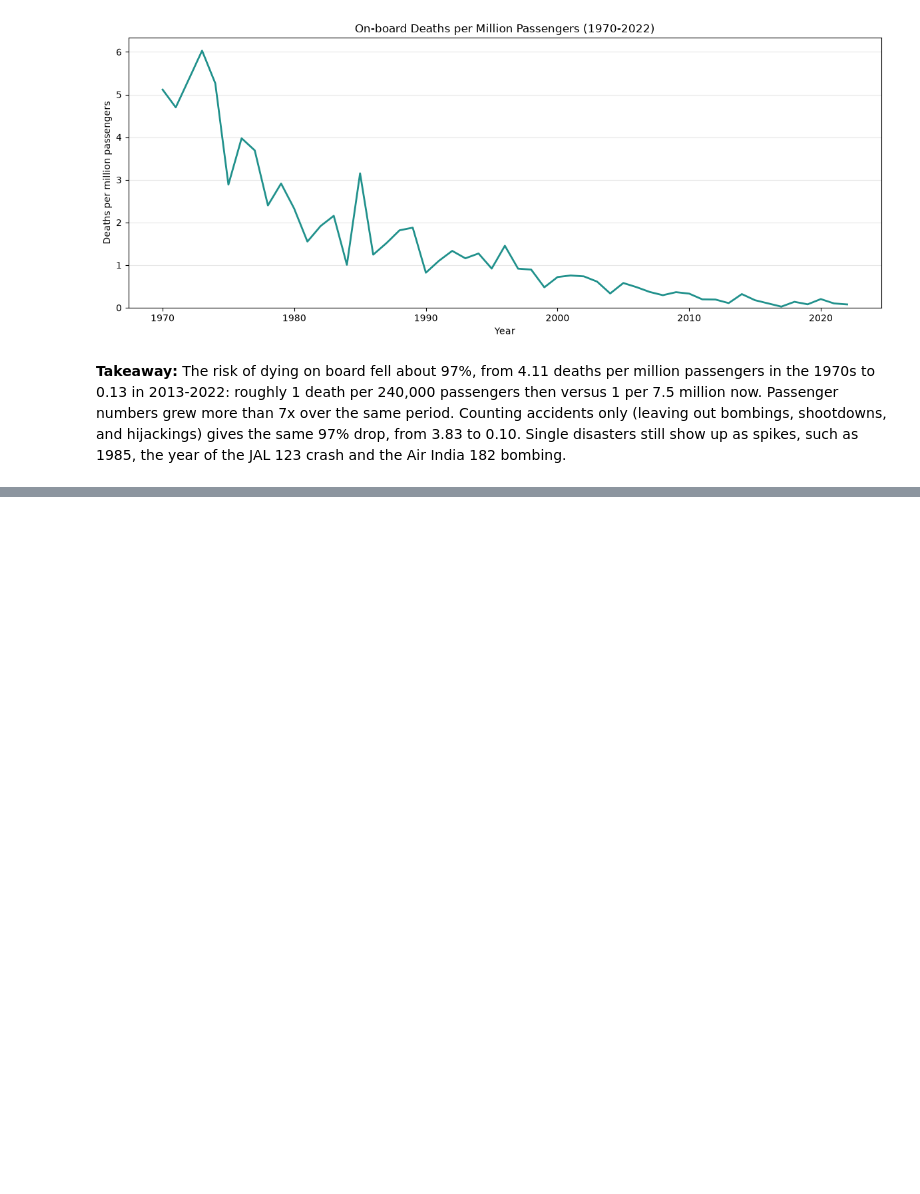
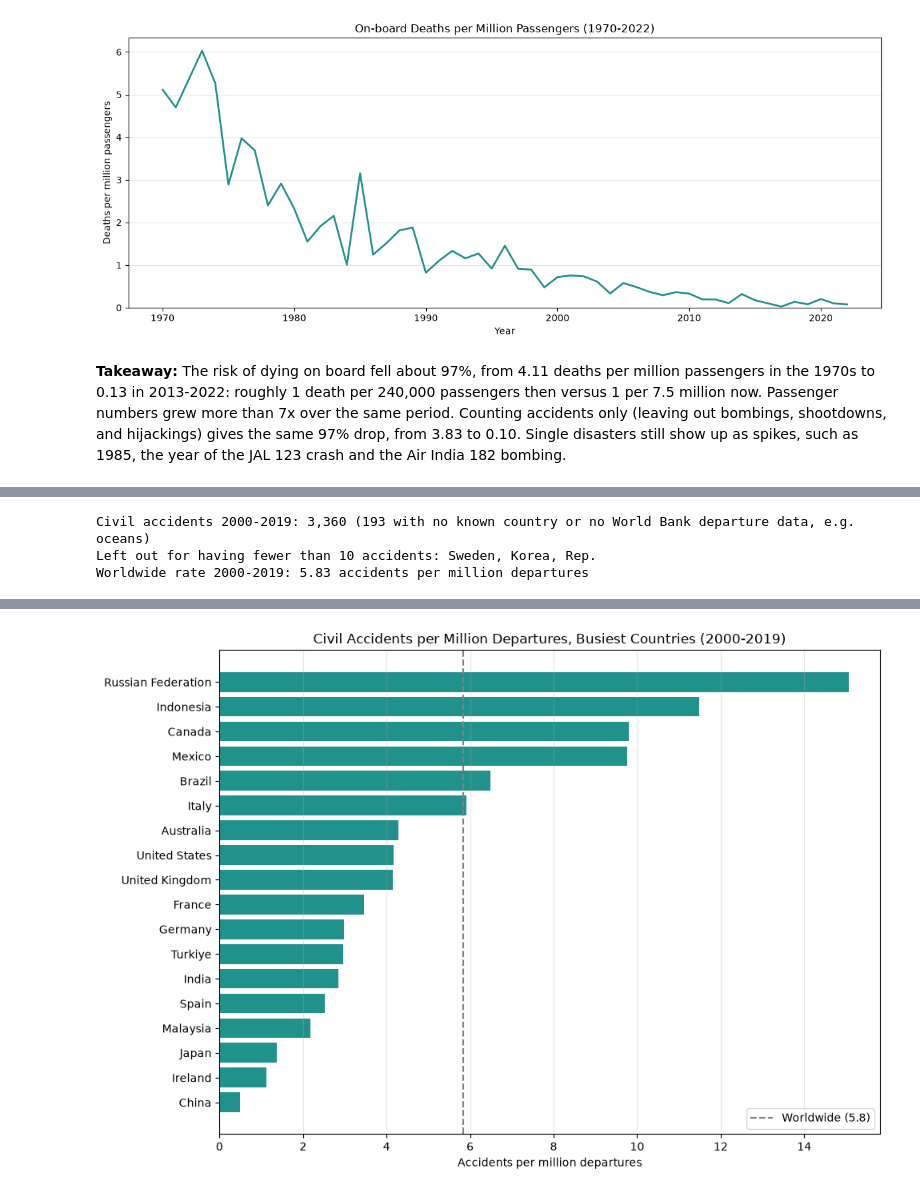
Before and after one commit to theamanali/civil-aviation-accident-analysis, a Jupyter notebook: analysis.ipynb, the cells around one changed output, grey strips where cells are left out. Drawn from its saved outputs; the diff is of its cells as text; code cells hidden in the pictures; blank space fills up the shorter version.

```diff
--- a/analysis.ipynb
+++ b/analysis.ipynb
@@ -705,0 +712,76 @@ Accidents only: 3.83 -> 0.10
+# %%
+# ASN country names that differ from the World Bank's
+COUNTRY_TO_WORLD_BANK = {
+    "USA": "United States", "U.K.": "United Kingdom", "Russia": "Russian Federation", "Turkey": "Turkiye",
+    "South Korea": "Korea, Rep.", "North Korea": "Korea, Dem. People's Rep.", "U.A.E.": "United Arab Emirates",
+    "Hong Kong": "Hong Kong SAR, China", "Macau": "Macao SAR, China", "Iran": "Iran, Islamic Rep.", "Vietnam": "Viet Nam",
+    "D.R. Congo": "Congo, Dem. Rep.", "Congo": "Congo, Rep.", "Egypt": "Egypt, Arab Rep.", "Venezuela": "Venezuela, RB",
+    "Czech Rep.": "Czechia", "Slovakia": "Slovak Republic", "Laos": "Lao PDR", "P.N. Guinea": "Papua New Guinea",
+    "C.A.R.": "Central African Republic", "Kyrgyzstan": "Kyrgyz Republic", "Yemen": "Yemen, Rep.", "Gambia": "Gambia, The",
+    "Bahamas": "Bahamas, The", "Bosnia": "Bosnia and Herzegovina", "Cape Verde": "Cabo Verde", "Syria": "Syrian Arab Republic",
+    "Sao Tome": "Sao Tome and Principe", "Eq. Guinea": "Equatorial Guinea", "Timor": "Timor-Leste",
+    "Solomon Isl.": "Solomon Islands", "Marshall Isl.": "Marshall Islands", "Micronesia": "Micronesia, Fed. Sts.",
+    "St. Kitts & Nevis": "St. Kitts and Nevis", "St. Vincent": "St. Vincent and the Grenadines",
+    "Trinidad & Tobago": "Trinidad and Tobago", "Antigua": "Antigua and Barbuda", "Dominican Rep.": "Dominican Republic",
+}
+
+
+def load_world_bank_by_country(indicator: str, start: int, end: int) -> pd.DataFrame:
+    """Yearly values for a World Bank indicator for every country (and regional aggregate)."""
+    url = f"https://api.worldbank.org/v2/country/all/indicator/{indicator}?format=json&per_page=20000&date={start}:{end}"
+    with urllib.request.urlopen(url, timeout=60) as response:
+        _, rows = json.load(response)
+    return pd.DataFrame(
+        [{"country": r["country"]["value"], "year": int(r["date"]), "value": r["value"]} for r in rows if r["value"] is not None]
+    )
+
+
+country_departures = load_world_bank_by_country("IS.AIR.DPRT", 2000, 2019).rename(columns={"value": "departures"})
+
+window_years = pd.to_numeric(civil_accidents["year"], errors="coerce")
+window = civil_accidents[window_years.between(2000, 2019)]
+accident_counts = (
+    window.assign(country=window["country"].replace(COUNTRY_TO_WORLD_BANK), year=window_years[window.index].astype(int))
+    .groupby(["country", "year"])
+    .size()
+    .rename("accidents")
+    .reset_index()
+)
+
+# Only count accidents in years with a departure figure, so gaps in the World Bank data don't inflate a rate
+merged = country_departures.merge(accident_counts, on=["country", "year"], how="left").fillna({"accidents": 0})
+by_country = merged.groupby("country")[["departures", "accidents"]].sum()
+# Keeping only names that appear in the accident data also drops World Bank regions like "World"
+by_country = by_country[by_country.index.isin(accident_counts["country"])]
+
+no_departure_data = window["country"].replace(COUNTRY_TO_WORLD_BANK).pipe(lambda s: ~s.isin(country_departures["country"])).sum()
+busiest = by_country.nlargest(20, "departures")
+too_few = busiest[busiest["accidents"] < 10]
+busiest = busiest[busiest["accidents"] >= 10].copy()
+busiest["accidents_per_million_departures"] = (busiest["accidents"] / busiest["departures"] * 1_000_000).round(2)
+busiest["departures_millions"] = (busiest["departures"] / 1e6).round(1)
+world_rate = len(window) / departures.loc[2000:2019].sum() * 1_000_000
+
+print(f"Civil accidents 2000-2019: {len(window):,} ({no_departure_data} with no known country or no World Bank departure data, e.g. oceans)")
+print(f"Left out for having fewer than 10 accidents: {', '.join(too_few.index)}")
+print(f"Worldwide rate 2000-2019: {world_rate:.2f} accidents per million departures")
+display(
+    busiest.sort_values("accidents_per_million_departures", ascending=False)[
+        ["departures_millions", "accidents", "accidents_per_million_departures"]
+    ].astype({"accidents": int})
+)
+
+ranked = busiest.sort_values("accidents_per_million_departures")
+plt.figure(figsize=(10, 7))
+plt.barh(ranked.index, ranked["accidents_per_million_departures"], color=sns.color_palette("viridis", 1)[0])
+plt.axvline(world_rate, color="gray", linestyle="--", linewidth=1.5, label=f"Worldwide ({world_rate:.1f})")
+plt.title("Civil Accidents per Million Departures, Busiest Countries (2000-2019)")
+plt.xlabel("Accidents per million departures")
+plt.legend(loc="lower right")
+plt.grid(axis="x", alpha=0.3)
+plt.tight_layout()
+plt.show()
+# %% [output]
+Civil accidents 2000-2019: 3,360 (193 with no known country or no World Bank departure data, e.g. oceans)
+Left out for having fewer than 10 accidents: Sweden, Korea, Rep.
+Worldwide rate 2000-2019: 5.83 accidents per million departures
@@ -705,0 +806 @@ Accidents only: 3.83 -> 0.10
+[figure, added]
```
Also changed, not shown: parts of 7 cells of this notebook, 2 other files.
